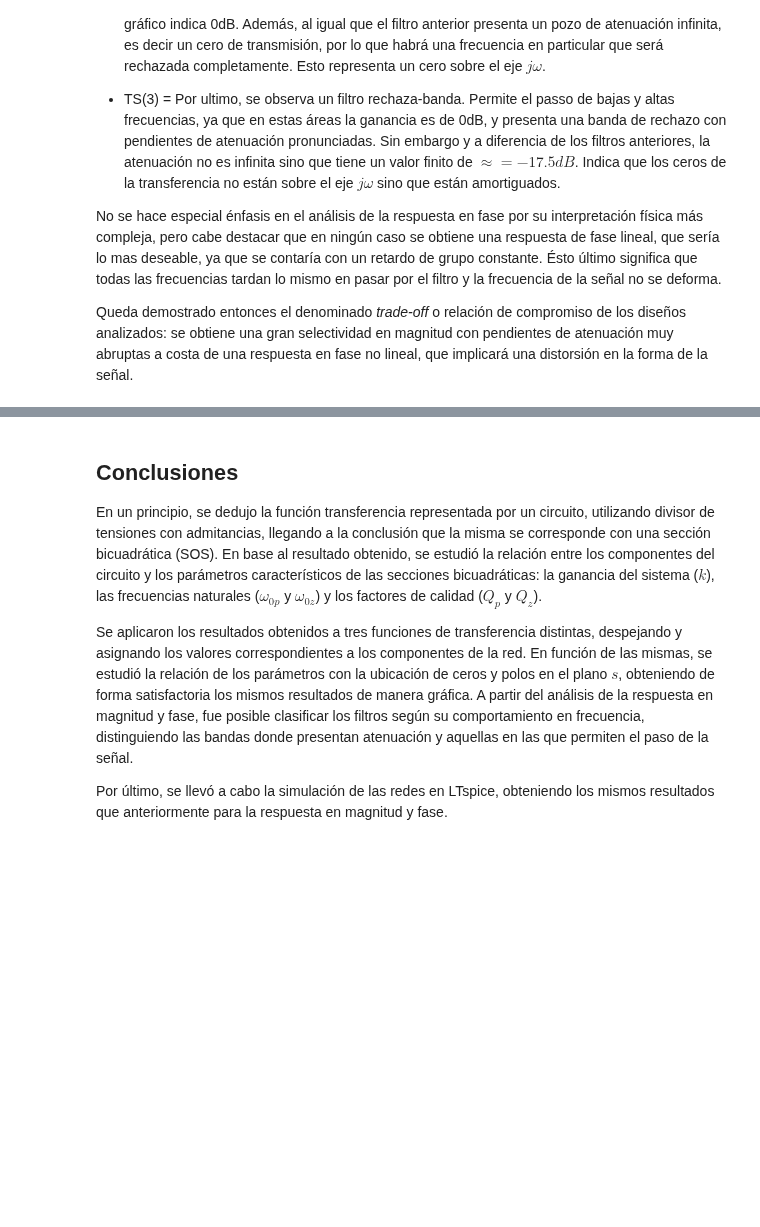
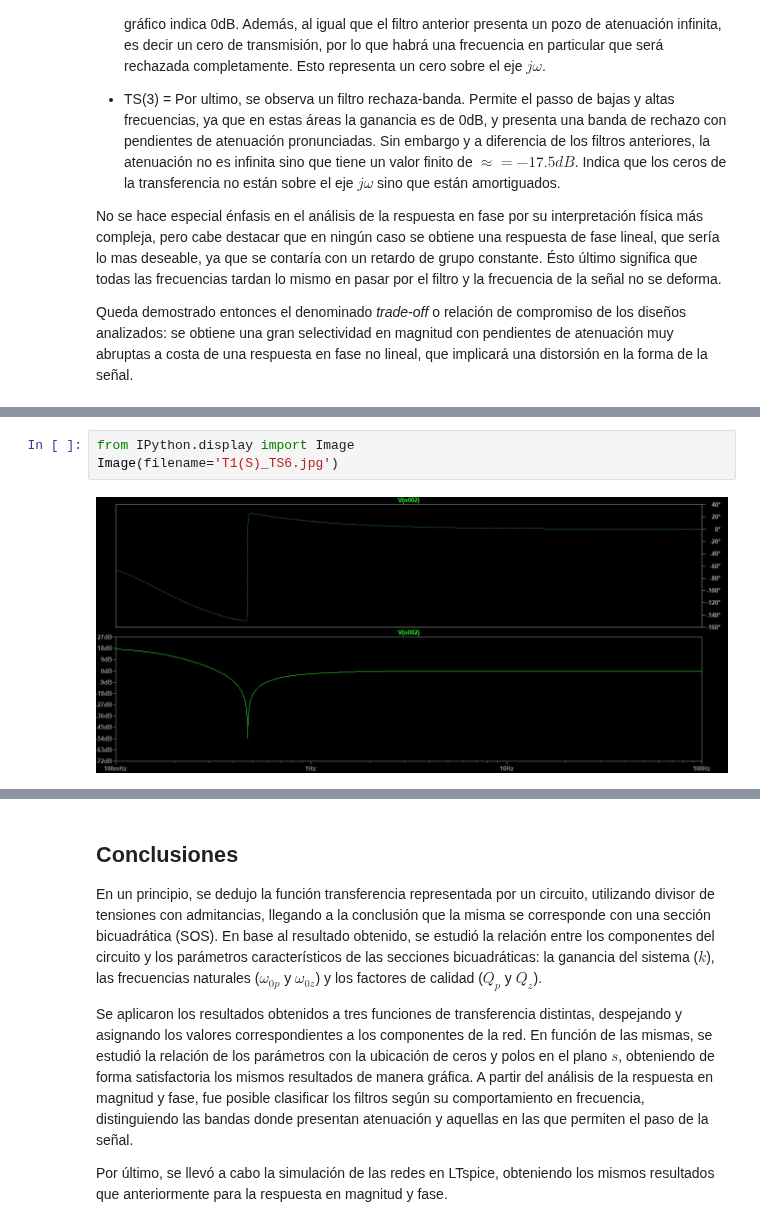
Before and after one commit to mtaranilla/APS_2025, a Jupyter notebook: TS_TARANILLA_SALGADO/TS6_FiltrosRLC/TS6_SALGADO_TARANILLA.ipynb, the cells around one changed output, grey strips where cells are left out. Cells and saved outputs as stored; diff of their text form; blank space fills up the shorter version.

Commit message:
correcion imagenes

```diff
--- a/TS_TARANILLA_SALGADO/TS6_FiltrosRLC/TS6_SALGADO_TARANILLA.ipynb
+++ b/TS_TARANILLA_SALGADO/TS6_FiltrosRLC/TS6_SALGADO_TARANILLA.ipynb
@@ -396,0 +385,5 @@ Los resultados de la simulación coinciden con los obtenidos en Python. Esto dem
+# %%
+from IPython.display import Image
+Image(filename='T1(S)_TS6.jpg')
+# %% [output]
+[figure, added]
```
Also changed, not shown: parts of 6 cells of this notebook.
